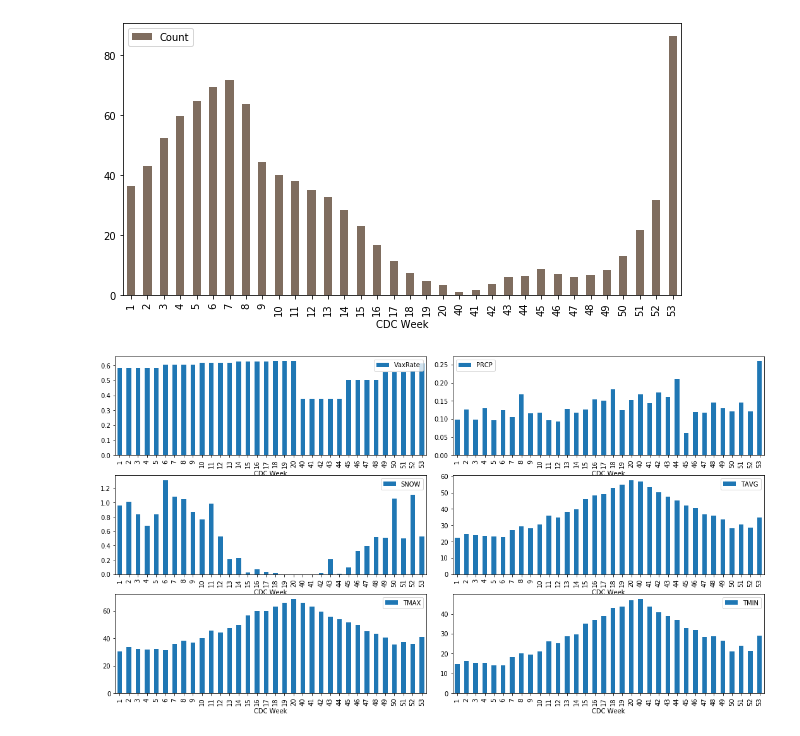
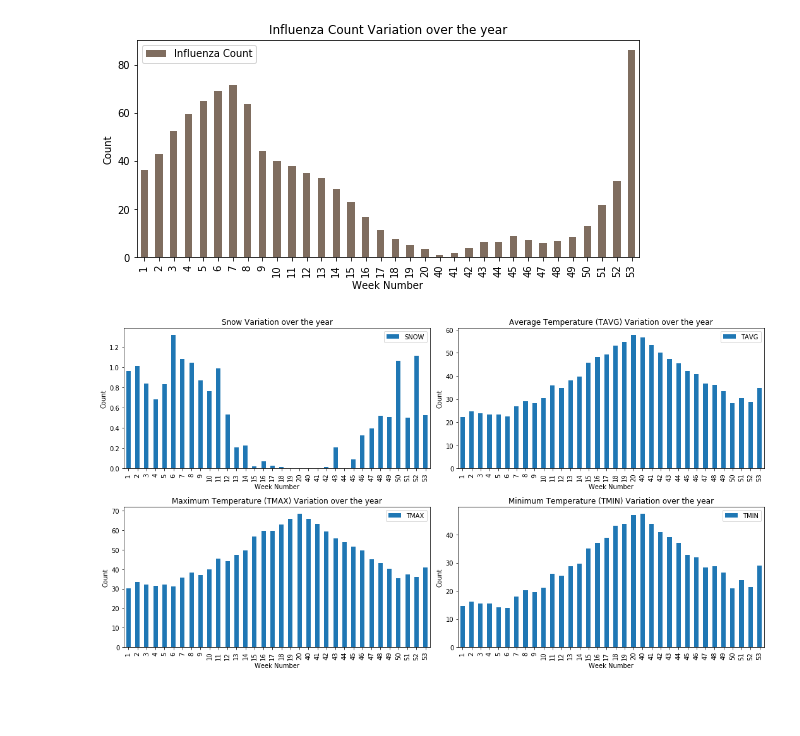
Before and after one commit to shivasanketh-rm/InfluenzaOutbreaks, a Jupyter notebook: IO_Analysis.ipynb, the cells around one changed output. Cells and saved outputs as stored; diff of their text form; code cells hidden in the pictures; blank space fills up the shorter version.

Commit message:
Updated Plot Naming

```diff
--- a/IO_Analysis.ipynb
+++ b/IO_Analysis.ipynb
@@ -18,16 +18,28 @@ df_master.sample(5)
 # %%
 from math import ceil
-fig, ax1 = plt.subplots(figsize=(10,5))
-df_master.groupby(['CDC Week']).mean()['Count'].plot.bar(ax=ax1, legend = True, color='#7f6d5f')
+df_master = df_master.rename(columns = {"CDC Week" : "Week Number"})
+df_master = df_master.rename(columns = {"Count" : "Influenza Count"})
+fig, ax1 = plt.subplots(figsize=(9,4))
+df_master.groupby(['Week Number']).mean()['Influenza Count'].plot.bar(ax=ax1, legend = True, color='#7f6d5f', title = "Influenza Count Variation over the year")
+ax1.set_ylabel("Count")
+var_dict = {
+    'SNOW': 'Snow',
+    'TAVG': "Average Temperature (TAVG)",
+    'TMAX': "Maximum Temperature (TMAX)",
+    'TMIN': "Minimum Temperature (TMIN)"
+}
 
-monthly_feat = [ 'VaxRate', 'PRCP', 'SNOW', 'TAVG', 'TMAX', 'TMIN']
+monthly_feat = ['SNOW', 'TAVG', 'TMAX', 'TMIN']
 fig, ax = plt.subplots(nrows= ceil(len(monthly_feat)/2),ncols=2, figsize=(15,8))
+
 #fig.title.set_text('Weekly Variation in features')
 plt.tight_layout()
 for i in range(len(monthly_feat)):
-  df_master.groupby(['CDC Week']).mean()[monthly_feat[i]].plot.bar(ax=ax[i//2,i%2], legend = True)
+  plt.tight_layout()
+  df_master.groupby(['Week Number']).mean()[monthly_feat[i]].plot.bar(ax=ax[i//2,i%2], legend = True, title = var_dict[monthly_feat[i]] + " Variation over the year")
+  ax[i//2,i%2].set_ylabel("Count")
 # %% [output]
-[figure, old version]
+[figure, new version]
-[figure, old version]
+[figure, new version]
 # %%
 fig, ax1 = plt.subplots(figsize=(10,5))
```
Also changed, not shown: parts of 2 cells of this notebook.
